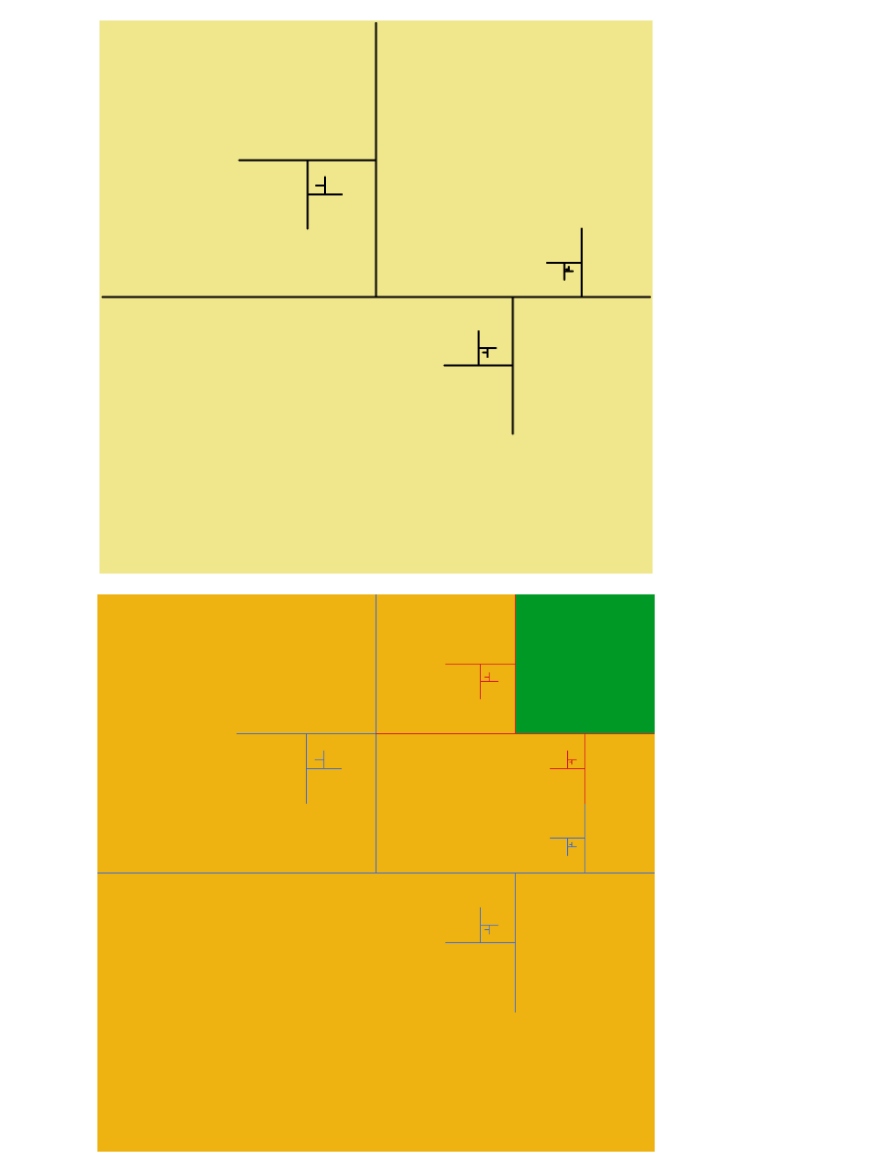
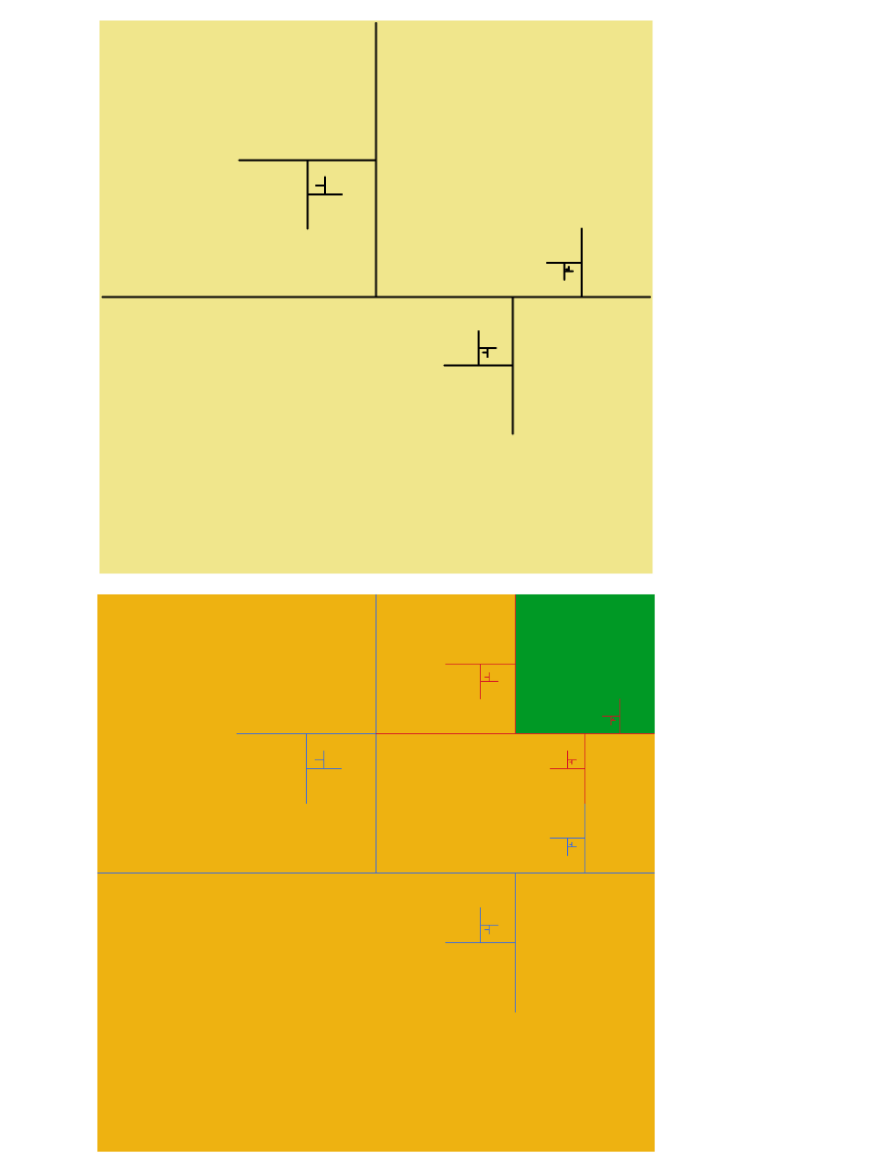
Before and after one commit to amirhamini/Geometry, a Jupyter notebook: divide_and_rotate.ipynb, the cells around one changed output. Cells and saved outputs as stored; diff of their text form; code cells hidden in the pictures.

```diff
--- a/divide_and_rotate.ipynb
+++ b/divide_and_rotate.ipynb
@@ -153,36 +153,36 @@ plot_mid_orthogonal_rotate(p_init_1, p_init_2, ax01, color='#3369E8')
 #
 x_1 = 0; y_1 = 5; x_2 = 10; y_2 = 5;
 p_init_1 = [x_1, y_1]; p_init_2 = [x_2, y_2];
-plot_mid_orthogonal_rotate(p_init_1, p_init_2, ax01, color='#D50F25', numBranch=3)
+plot_mid_orthogonal_rotate(p_init_1, p_init_2, ax01, color='#D50F25', numBranch=4)
 #
 #
 # x_1 = 0; y_1 = 0; x_2 = 0; y_2 = -10;
 # p_init_1 = [x_1, y_1]; p_init_2 = [x_2, y_2];
 # plot_mid_orthogonal_rotate(p_init_1, p_init_2, ax01, color='b', numBranch=3)
 #
 
 #3369E8
 ax01.add_patch(
     patches.Rectangle(
         (5.01, 5.01),   # (x,y)
         5,          # width
         5,          # height
         color ='#009925'
     )
 )
 ax01.set_xlim([-10,10])
 ax01.set_ylim([-10,10])
 ax01.get_xaxis().set_visible(False)
 ax01.get_yaxis().set_visible(False)
 ax01.set_axis_bgcolor('#EEB211')
 # major_ticks_x = [1345, 1355, 1365, 1370, 1375, 1385]
 # ax01.set_xticks(major_ticks_x)
 # ax01.set_title('Literate/Illiterate/Total Population over Time', fontsize=40, y=1.02)
 # ax01.set_xlabel('Year', fontsize=40)
 # ax01.set_ylabel('1M persons', fontsize=40)
 ax01.grid('on')
 plt.savefig('mete.png', bbox_inches='tight')
 # ax01.legend(loc='lower center', bbox_to_anchor=(0.2,0.7), borderpad=0.1, fontsize=30,fancybox=True, title='')
-# plt.show()
+plt.show()
 # %% [output]
-[figure, old version]
+[figure, new version]
```
